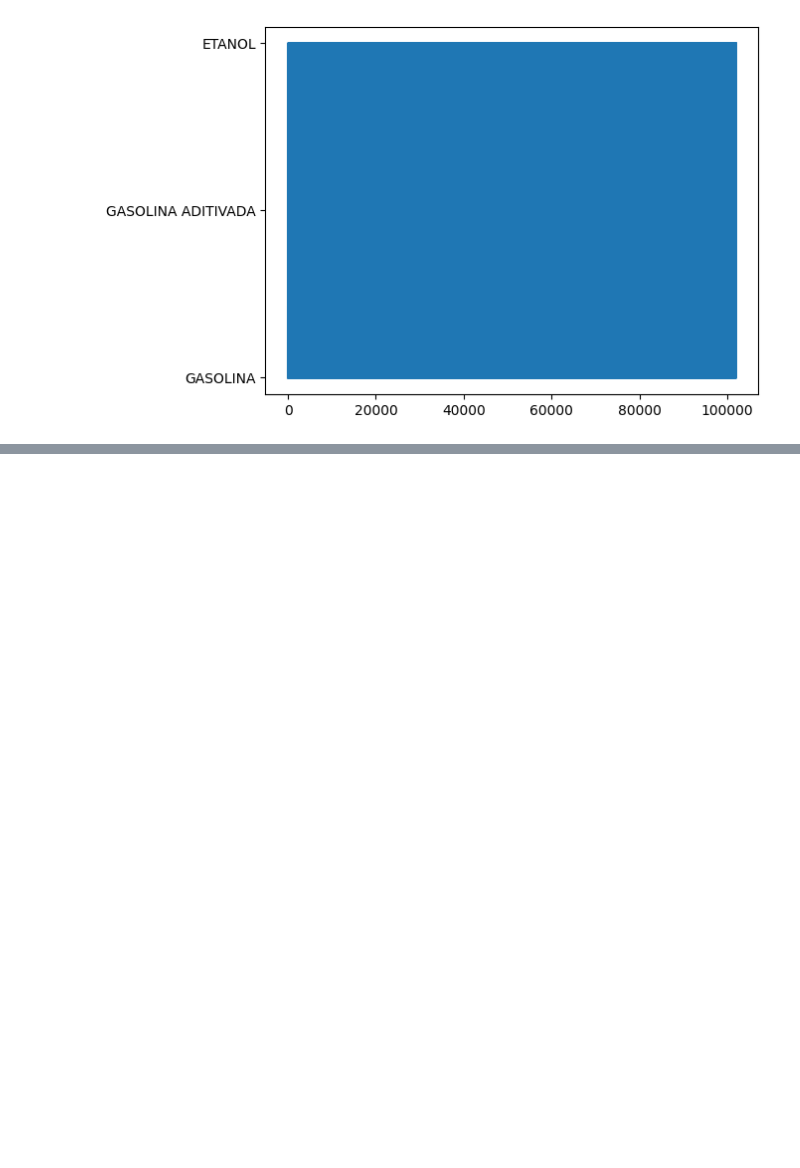
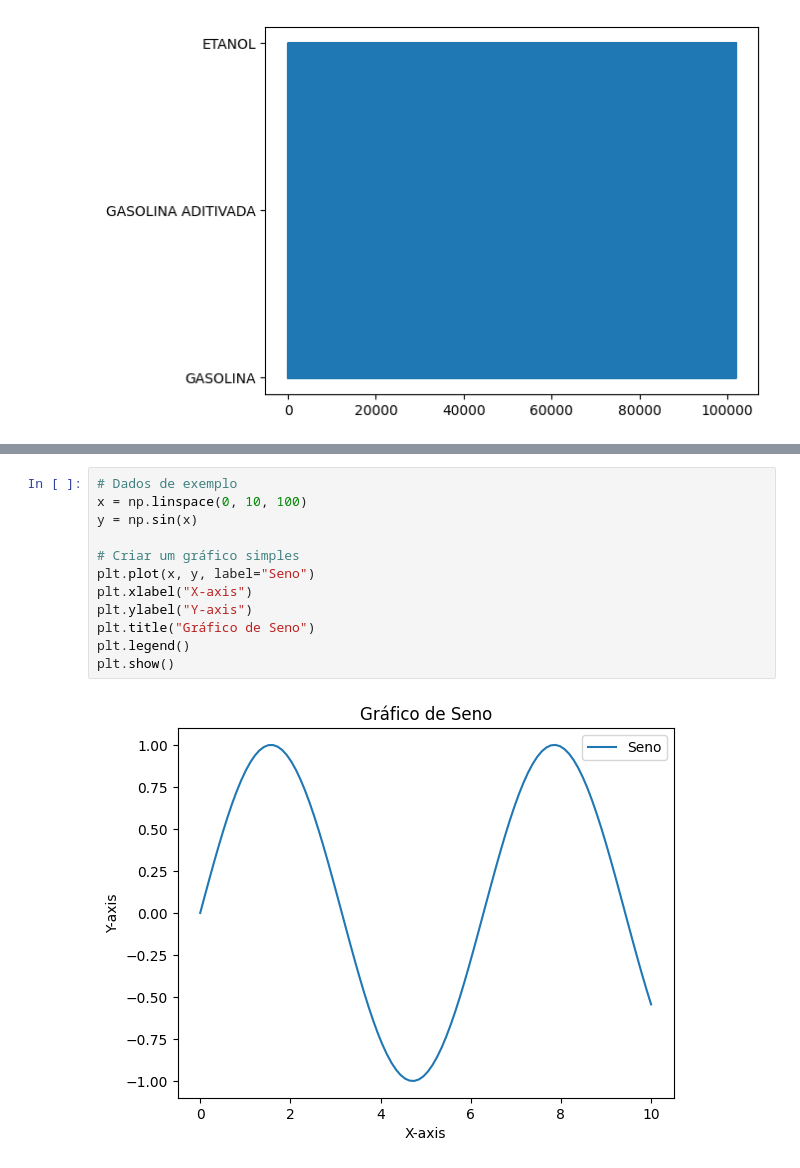
Before and after one commit to arthurlorran1/Projeto-4, a Jupyter notebook: notebook.ipynb, the cells around one changed output, grey strips where cells are left out. Saved outputs shown, nothing was run; the diff lists cells and outputs as text; blank space fills up the shorter version.

```diff
--- a/notebook.ipynb
+++ b/notebook.ipynb
@@ -245,0 +266,14 @@ plt.plot(tabela['Produto'])
+# %%
+# Dados de exemplo
+x = np.linspace(0, 10, 100)
+y = np.sin(x)
+
+# Criar um gráfico simples
+plt.plot(x, y, label="Seno")
+plt.xlabel("X-axis")
+plt.ylabel("Y-axis")
+plt.title("Gráfico de Seno")
+plt.legend()
+plt.show()
+# %% [output]
+[figure, added]
```
Also changed, not shown: parts of 12 cells of this notebook.
